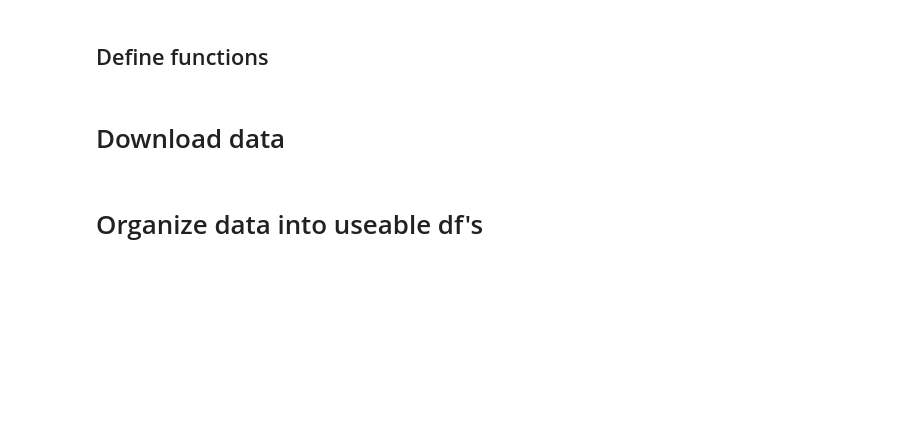
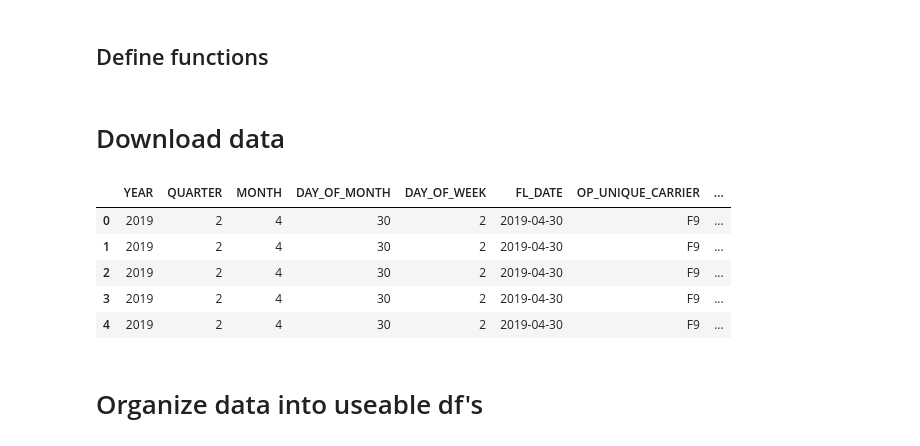
Before and after one commit to Mcllstr/Project_3_T_Testing, a Jupyter notebook: joes_workbook.ipynb, the cells around one changed output. Drawn from its saved outputs; the diff is of its cells as text; code cells hidden in the pictures; blank space fills up the shorter version.

```diff
--- a/joes_workbook.ipynb
+++ b/joes_workbook.ipynb
@@ -52,6 +52,15 @@ february = pd.read_csv('flight_data_zipped_files/february_2019.zip')
 january = pd.read_csv('flight_data_zipped_files/january_2019.zip')
 december = pd.read_csv('flight_data_zipped_files/december_2018.zip')
 november = pd.read_csv('flight_data_zipped_files/november_2018.zip')
+# %%
+april.head()
+# %% [output]
+|  | YEAR | QUARTER | MONTH | DAY_OF_MONTH | DAY_OF_WEEK | FL_DATE | OP_UNIQUE_CARRIER | ... |
+| 0 | 2019 | 2 | 4 | 30 | 2 | 2019-04-30 | F9 | ... |
+| 1 | 2019 | 2 | 4 | 30 | 2 | 2019-04-30 | F9 | ... |
+| 2 | 2019 | 2 | 4 | 30 | 2 | 2019-04-30 | F9 | ... |
+| 3 | 2019 | 2 | 4 | 30 | 2 | 2019-04-30 | F9 | ... |
+| 4 | 2019 | 2 | 4 | 30 | 2 | 2019-04-30 | F9 | ... |
 # %% [markdown]
 # Organize data into useable df's
 # %%
```
